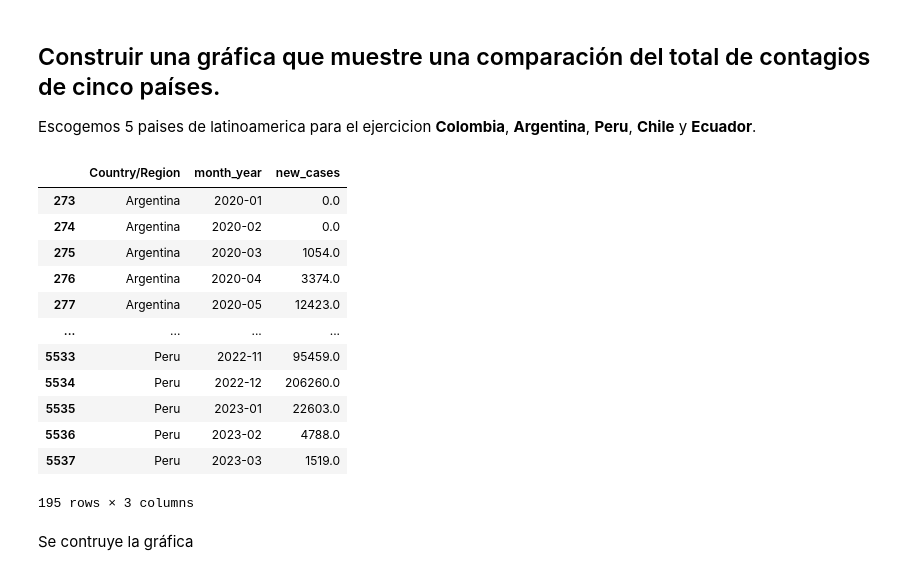
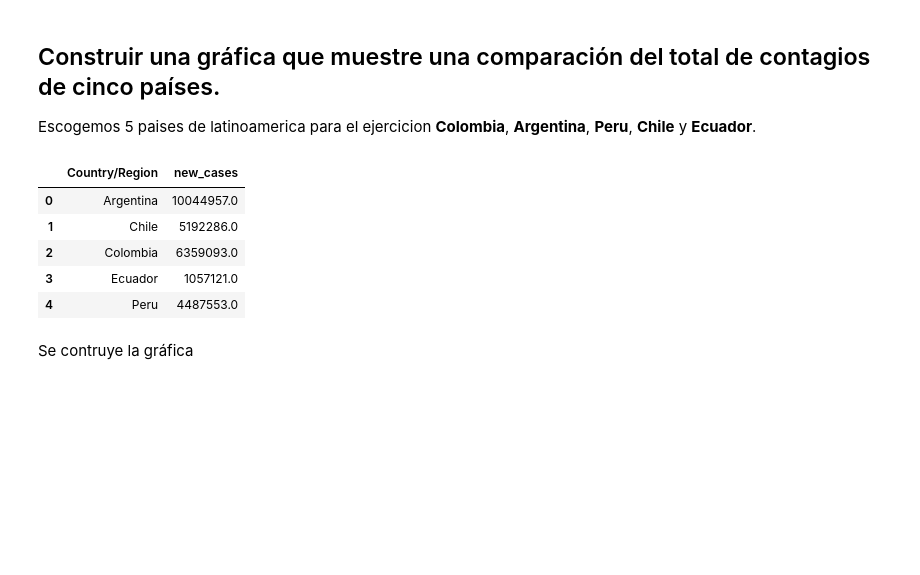
Before and after one commit to correju/caso-covid, a Jupyter notebook: graficas.ipynb, the cells around one changed output. Saved outputs shown, nothing was run; the diff lists cells and outputs as text; code cells hidden in the pictures; blank space fills up the shorter version.

```diff
--- a/graficas.ipynb
+++ b/graficas.ipynb
@@ -106,21 +106,15 @@ Escogemos 5 paises de latinoamerica para el ejercicion **Colombia**, **Argentina
 # %%
 selected_countries = ['Colombia', 'Argentina', 'Peru', 'Chile', 'Ecuador']
 selected_countries_data = monthly_cases[monthly_cases['Country/Region'].isin(selected_countries)]
 selected_total_cases = selected_countries_data.groupby('Country/Region')['new_cases'].sum().reset_index()
+selected_total_cases
 # %% [output]
-|  | Country/Region | month_year | new_cases |
-| 273 | Argentina | 2020-01 | 0.0 |
-| 274 | Argentina | 2020-02 | 0.0 |
-| 275 | Argentina | 2020-03 | 1054.0 |
-| 276 | Argentina | 2020-04 | 3374.0 |
-| 277 | Argentina | 2020-05 | 12423.0 |
-| ... | ... | ... | ... |
-| 5533 | Peru | 2022-11 | 95459.0 |
-| 5534 | Peru | 2022-12 | 206260.0 |
-| 5535 | Peru | 2023-01 | 22603.0 |
-| 5536 | Peru | 2023-02 | 4788.0 |
-| 5537 | Peru | 2023-03 | 1519.0 |
+|  | Country/Region | new_cases |
+| 0 | Argentina | 10044957.0 |
+| 1 | Chile | 5192286.0 |
+| 2 | Colombia | 6359093.0 |
+| 3 | Ecuador | 1057121.0 |
+| 4 | Peru | 4487553.0 |
-195 rows × 3 columns
 # %% [markdown]
 Se contruye la gráfica
 # %%
```
Also changed, not shown: parts of 2 cells of this notebook.
